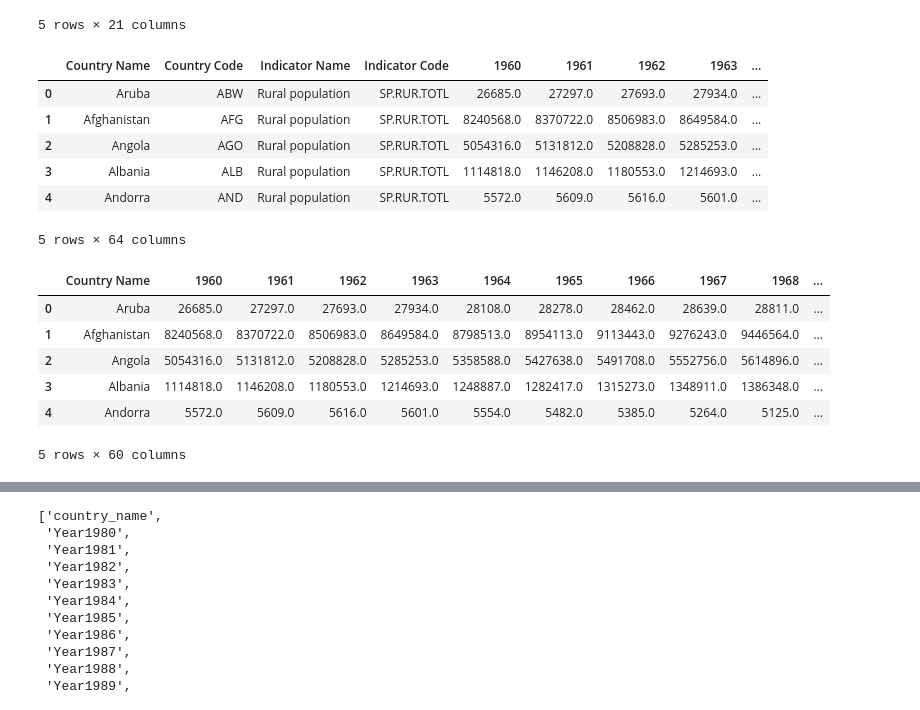
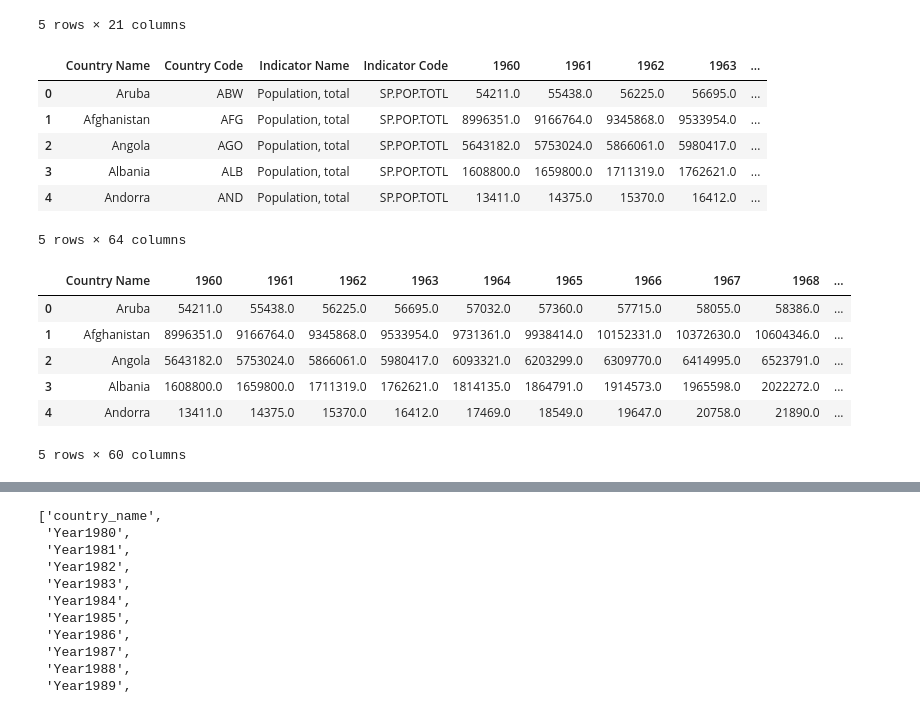
Before and after one commit to u9510136/ETL-project, a Jupyter notebook: ETL_Project.ipynb, the cells around one changed output, grey strips where cells are left out. Saved outputs shown, nothing was run; the diff lists cells and outputs as text; code cells hidden in the pictures.

```diff
--- a/ETL_Project.ipynb
+++ b/ETL_Project.ipynb
@@ -351,17 +351,17 @@ green_house_gas_final.head()
 | 249 | United States | 5.896083e+06 | 5.830249e+06 | 5.534118e+06 | 5524777.800 | 5.761217e+06 | 5.776898e+06 | 5.731026e+06 | 5.743633e+06 | ... |
 5 rows × 21 columns
 # %%
-path_2 = "csv/rural_population.csv"
+path_2 = "csv/total_population.csv"
 population = pd.read_csv(path_2)
 population_df = pd.DataFrame(population)
 population_df.head()
 # %% [output]
 |  | Country Name | Country Code | Indicator Name | Indicator Code | 1960 | 1961 | 1962 | 1963 | ... |
-| 0 | Aruba | ABW | Rural population | SP.RUR.TOTL | 26685.0 | 27297.0 | 27693.0 | 27934.0 | ... |
-| 1 | Afghanistan | AFG | Rural population | SP.RUR.TOTL | 8240568.0 | 8370722.0 | 8506983.0 | 8649584.0 | ... |
-| 2 | Angola | AGO | Rural population | SP.RUR.TOTL | 5054316.0 | 5131812.0 | 5208828.0 | 5285253.0 | ... |
-| 3 | Albania | ALB | Rural population | SP.RUR.TOTL | 1114818.0 | 1146208.0 | 1180553.0 | 1214693.0 | ... |
-| 4 | Andorra | AND | Rural population | SP.RUR.TOTL | 5572.0 | 5609.0 | 5616.0 | 5601.0 | ... |
+| 0 | Aruba | ABW | Population, total | SP.POP.TOTL | 54211.0 | 55438.0 | 56225.0 | 56695.0 | ... |
+| 1 | Afghanistan | AFG | Population, total | SP.POP.TOTL | 8996351.0 | 9166764.0 | 9345868.0 | 9533954.0 | ... |
+| 2 | Angola | AGO | Population, total | SP.POP.TOTL | 5643182.0 | 5753024.0 | 5866061.0 | 5980417.0 | ... |
+| 3 | Albania | ALB | Population, total | SP.POP.TOTL | 1608800.0 | 1659800.0 | 1711319.0 | 1762621.0 | ... |
+| 4 | Andorra | AND | Population, total | SP.POP.TOTL | 13411.0 | 14375.0 | 15370.0 | 16412.0 | ... |
 5 rows × 64 columns
 # %%
 # Drop unnecessary columns
@@ -369,11 +369,11 @@ population_df = population_df.drop(columns=['Country Code','Indicator Name','Ind
 population_df.head()
 # %% [output]
 |  | Country Name | 1960 | 1961 | 1962 | 1963 | 1964 | 1965 | 1966 | 1967 | 1968 | ... |
-| 0 | Aruba | 26685.0 | 27297.0 | 27693.0 | 27934.0 | 28108.0 | 28278.0 | 28462.0 | 28639.0 | 28811.0 | ... |
-| 1 | Afghanistan | 8240568.0 | 8370722.0 | 8506983.0 | 8649584.0 | 8798513.0 | 8954113.0 | 9113443.0 | 9276243.0 | 9446564.0 | ... |
-| 2 | Angola | 5054316.0 | 5131812.0 | 5208828.0 | 5285253.0 | 5358588.0 | 5427638.0 | 5491708.0 | 5552756.0 | 5614896.0 | ... |
-| 3 | Albania | 1114818.0 | 1146208.0 | 1180553.0 | 1214693.0 | 1248887.0 | 1282417.0 | 1315273.0 | 1348911.0 | 1386348.0 | ... |
-| 4 | Andorra | 5572.0 | 5609.0 | 5616.0 | 5601.0 | 5554.0 | 5482.0 | 5385.0 | 5264.0 | 5125.0 | ... |
+| 0 | Aruba | 54211.0 | 55438.0 | 56225.0 | 56695.0 | 57032.0 | 57360.0 | 57715.0 | 58055.0 | 58386.0 | ... |
+| 1 | Afghanistan | 8996351.0 | 9166764.0 | 9345868.0 | 9533954.0 | 9731361.0 | 9938414.0 | 10152331.0 | 10372630.0 | 10604346.0 | ... |
+| 2 | Angola | 5643182.0 | 5753024.0 | 5866061.0 | 5980417.0 | 6093321.0 | 6203299.0 | 6309770.0 | 6414995.0 | 6523791.0 | ... |
+| 3 | Albania | 1608800.0 | 1659800.0 | 1711319.0 | 1762621.0 | 1814135.0 | 1864791.0 | 1914573.0 | 1965598.0 | 2022272.0 | ... |
+| 4 | Andorra | 13411.0 | 14375.0 | 15370.0 | 16412.0 | 17469.0 | 18549.0 | 19647.0 | 20758.0 | 21890.0 | ... |
 5 rows × 60 columns
 # %%
 # Select necessary rows for the 5 countries
```
Also changed, not shown: parts of 8 cells of this notebook, 6 other files.
